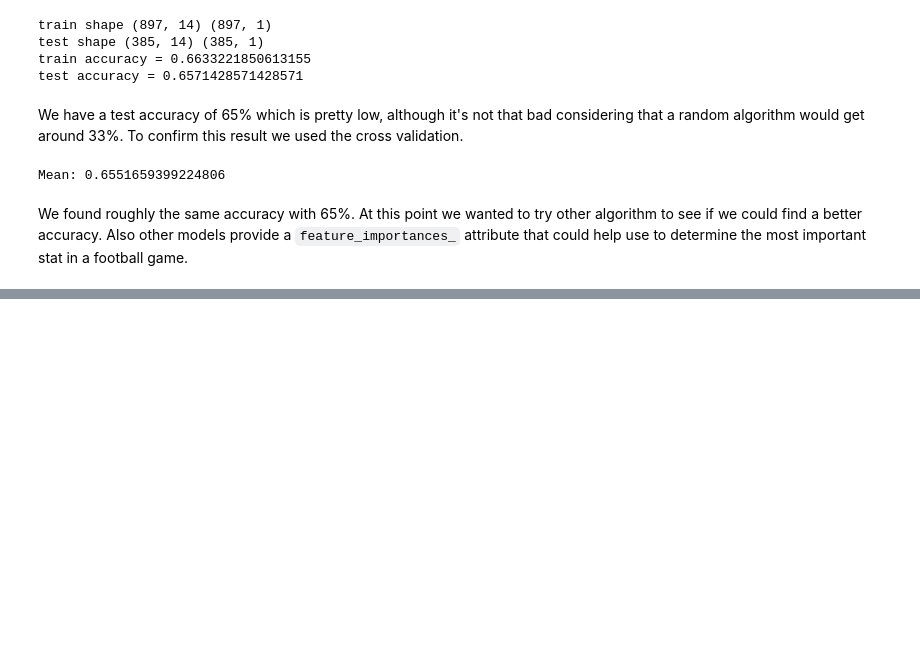
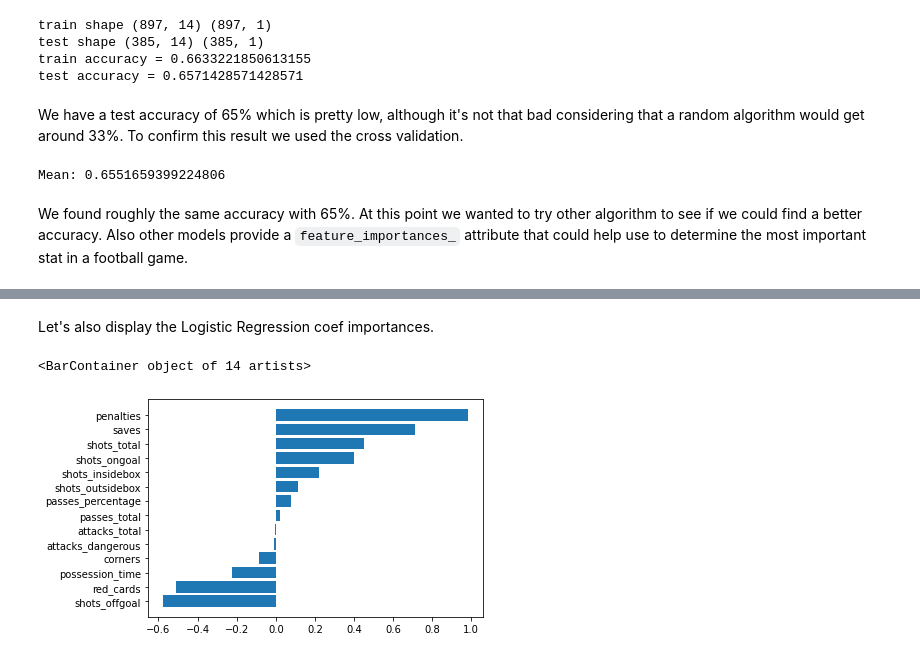
Before and after one commit to PLsergent/football_match_prediction, a Jupyter notebook: report.ipynb, the cells around one changed output, grey strips where cells are left out. Saved outputs shown, nothing was run; the diff lists cells and outputs as text; code cells hidden in the pictures; blank space fills up the shorter version.

```diff
--- a/report.ipynb
+++ b/report.ipynb
@@ -305,0 +610,20 @@ print ('[Gradient Boosting] test accuracy =', clf_gb.score(X_test, y_test))
+# %% [markdown]
+Let's also display the Logistic Regression coef importances.
+# %%
+importances = clf_wo_draw.coef_[0]
+
+# Create dictionnary
+feature_importance = dict([(col, imp) for col, imp in zip(predictors, importances)])
+
+# Sort by importance
+sorted_keys = sorted(feature_importance, key=feature_importance.get)
+sorted_feature_importance = {}
+
+for key in sorted_keys:
+    sorted_feature_importance[key] = feature_importance[key]
+
+# plot feature importance
+plt.barh(list(sorted_feature_importance.keys()), list(sorted_feature_importance.values()))
+# %% [output]
+<BarContainer object of 14 artists>
+[figure, added]
```
Also changed, not shown: parts of 33 cells of this notebook, 2 other files.
